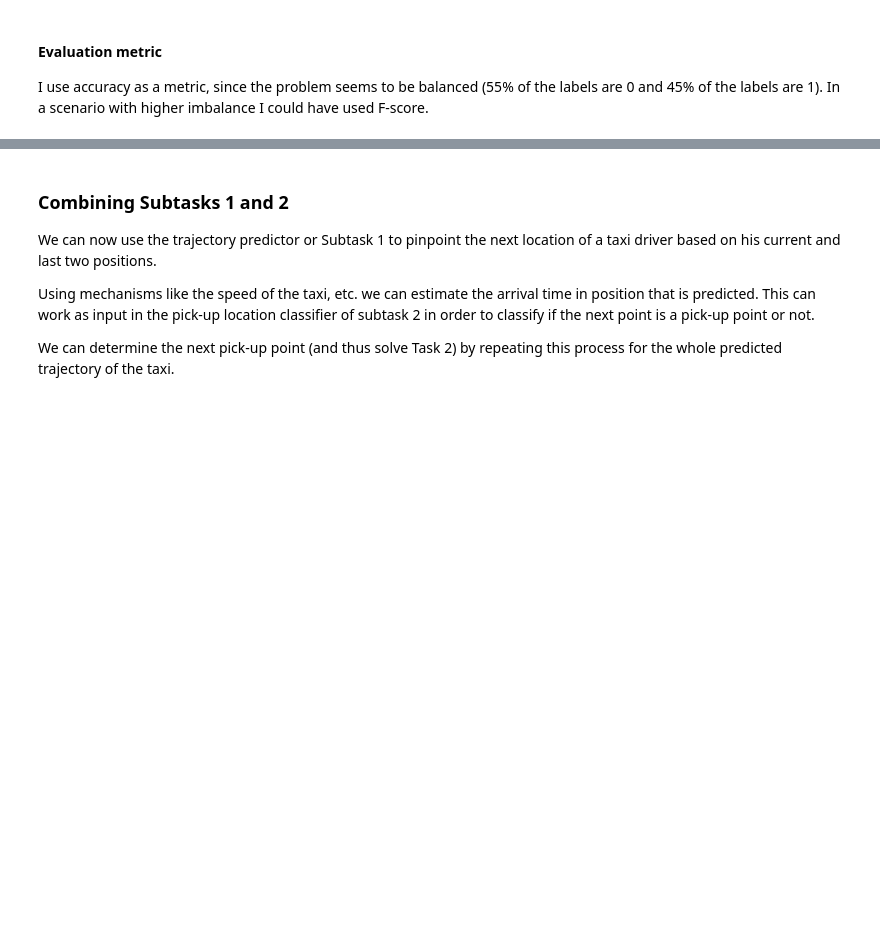
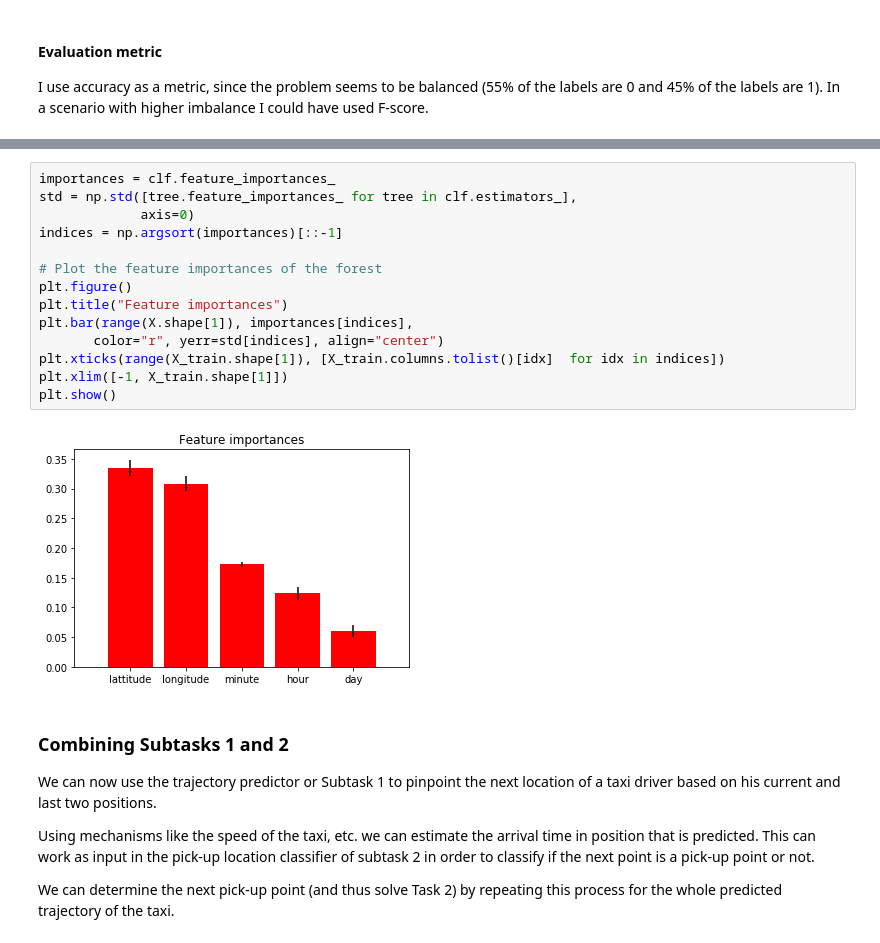
Before and after one commit to tgiannak91/cabspotting, a Jupyter notebook: notebook/cabspotting.ipynb, the cells around one changed output, grey strips where cells are left out. Cells and saved outputs as stored; diff of their text form; blank space fills up the shorter version.

Commit message:
Include feature importance

```diff
--- a/notebook/cabspotting.ipynb
+++ b/notebook/cabspotting.ipynb
@@ -447,3 +451,19 @@ I use accuracy as a metric, since the problem seems to be balanced (55% of the l
+# %%
+importances = clf.feature_importances_
+std = np.std([tree.feature_importances_ for tree in clf.estimators_],
+             axis=0)
+indices = np.argsort(importances)[::-1]
+
+# Plot the feature importances of the forest
+plt.figure()
+plt.title("Feature importances")
+plt.bar(range(X.shape[1]), importances[indices],
+       color="r", yerr=std[indices], align="center")
+plt.xticks(range(X_train.shape[1]), [X_train.columns.tolist()[idx]  for idx in indices])
+plt.xlim([-1, X_train.shape[1]])
+plt.show()
+# %% [output]
+[figure, added]
 # %% [markdown]
 ### Combining Subtasks 1 and 2
 
```
Also changed, not shown: parts of 4 cells of this notebook.
